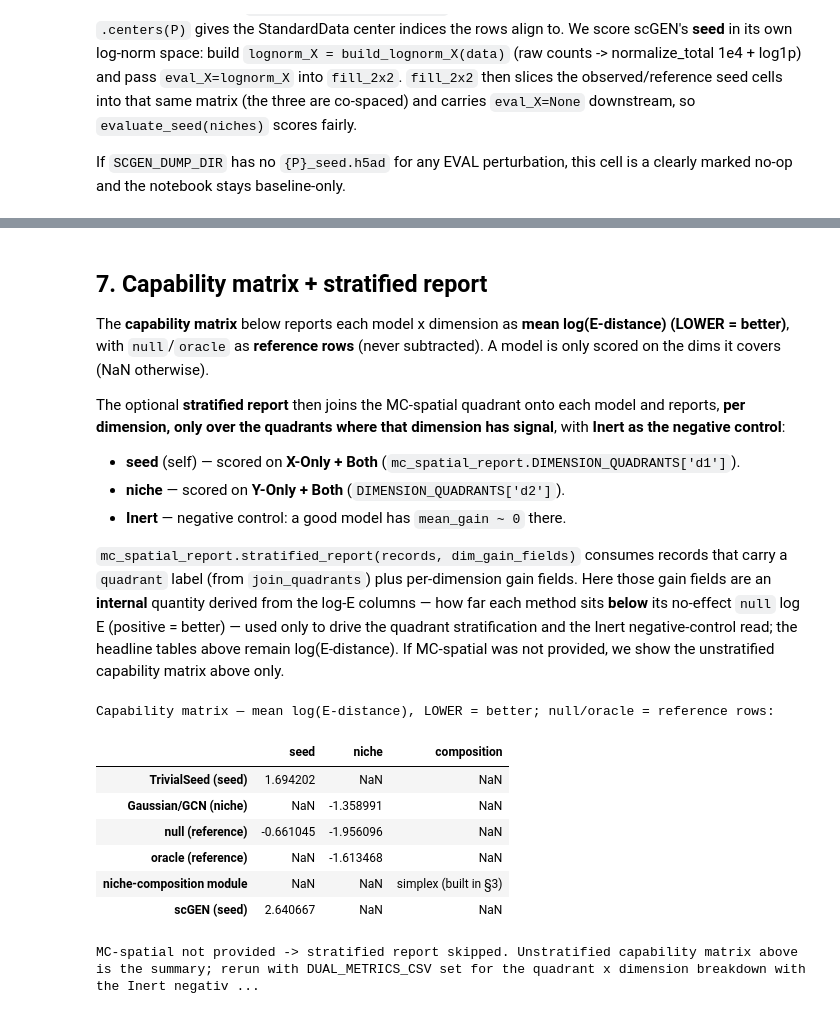
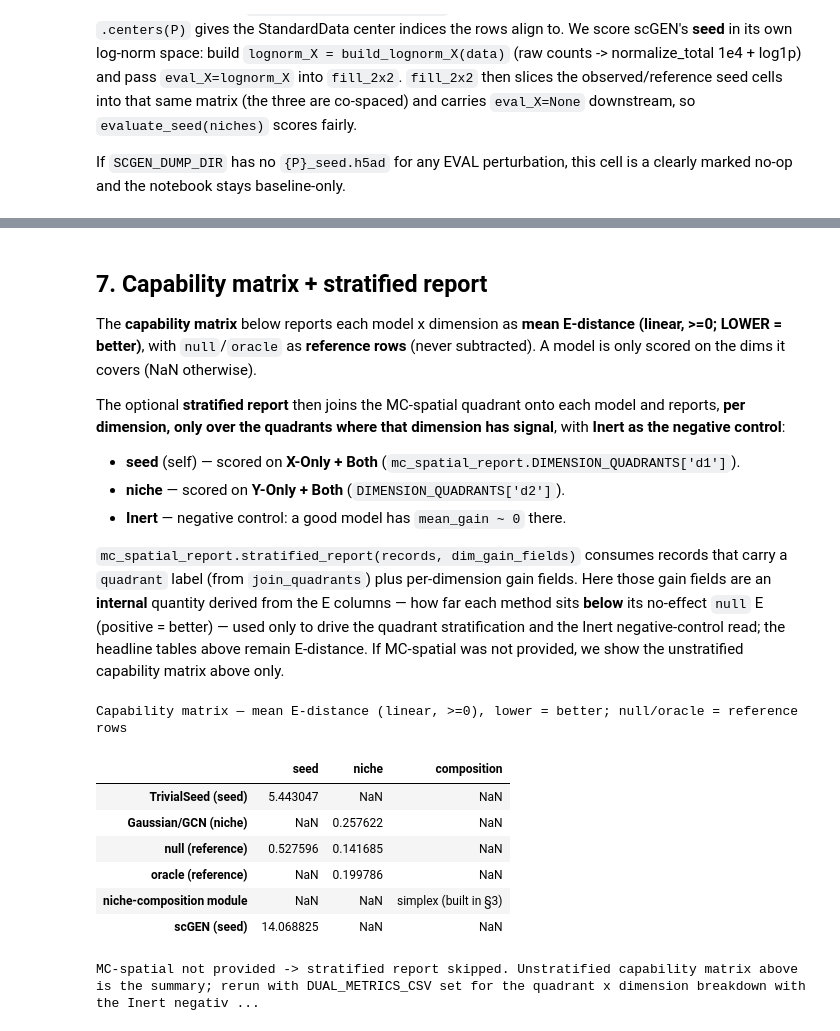
Before and after one commit to cz3900/sp-perturb-benchmark, a Jupyter notebook: notebooks/run_benchmark.executed.ipynb, the cells around one changed output, grey strips where cells are left out. Drawn from its saved outputs; the diff is of its cells as text; code cells hidden in the pictures.

```diff
--- a/notebooks/run_benchmark.executed.ipynb
+++ b/notebooks/run_benchmark.executed.ipynb
@@ -254,13 +254,13 @@ if scgen_paths:
                         eval_X=lognorm_X)              # log-norm scoring space for seed
         niches = grid['_niches']                        # eval_X already consumed into the matrix
         scgen_seed[p] = evaluate_seed(niches, eval_X=niches.get('eval_X'))   # carried eval_X is None here
-    # scGEN seed as log(E-distance) (lower = better); pcc kept supplementary.
+    # scGEN seed as E-distance (linear, >=0; lower = better); pcc kept supplementary.
     sc_df = pd.DataFrame([dict(perturbation=p, quadrant=QUADRANT_OF.get(p, mcj.UNKNOWN),
-                               scgen_seed_logE=_seed_logE(v.get('e_samples', {}).get('model', [])),
+                               scgen_seed_E=_meanE(v.get('e_samples', {}).get('model', [])),
                                scgen_seed_pcc=v['pcc_delta'])
                           for p, v in scgen_seed.items()])
     base_df = base_df.merge(sc_df.drop(columns='quadrant'), on='perturbation', how='left')
-    display(sc_df.sort_values('scgen_seed_logE', ascending=True).reset_index(drop=True))
+    display(sc_df.sort_values('scgen_seed_E', ascending=True).reset_index(drop=True))
 else:
     print('NOTE: no scGEN {P}_seed.h5ad dumps found (SCGEN_DUMP_DIR unset/empty).')
     print('      -> running BASELINE-ONLY; scGEN seed columns are omitted.')
@@ -285,39 +285,39 @@ base_df
 # %% [markdown]
 ## 7. Capability matrix + stratified report
-The **capability matrix** below reports each model x dimension as **mean log(E-distance) (LOWER = better)**, with `null`/`oracle` as **reference rows** (never subtracted). A model is only scored on the dims it covers (NaN otherwise).
+The **capability matrix** below reports each model x dimension as **mean E-distance (linear, >=0; LOWER = better)**, with `null`/`oracle` as **reference rows** (never subtracted). A model is only scored on the dims it covers (NaN otherwise).
 
 The optional **stratified report** then joins the MC-spatial quadrant onto each model and reports, **per dimension, only over the quadrants where that dimension has signal**, with **Inert as the negative control**:
 - **seed** (self) — scored on **X-Only + Both** (`mc_spatial_report.DIMENSION_QUADRANTS['d1']`).
 - **niche** — scored on **Y-Only + Both** (`DIMENSION_QUADRANTS['d2']`).
 - **Inert** — negative control: a good model has `mean_gain ~ 0` there.
 
-`mc_spatial_report.stratified_report(records, dim_gain_fields)` consumes records that carry a `quadrant` label (from `join_quadrants`) plus per-dimension gain fields. Here those gain fields are an **internal** quantity derived from the log-E columns — how far each method sits **below** its no-effect `null` log E (positive = better) — used only to drive the quadrant stratification and the Inert negative-control read; the headline tables above remain log(E-distance). If MC-spatial was not provided, we show the unstratified capability matrix above only.
+`mc_spatial_report.stratified_report(records, dim_gain_fields)` consumes records that carry a `quadrant` label (from `join_quadrants`) plus per-dimension gain fields. Here those gain fields are an **internal** quantity derived from the E columns — how far each method sits **below** its no-effect `null` E (positive = better) — used only to drive the quadrant stratification and the Inert negative-control read; the headline tables above remain E-distance. If MC-spatial was not provided, we show the unstratified capability matrix above only.
 # %%
 def _capability_matrix(df):
-    """Mean log(E-distance) per model x dimension (LOWER = better); null/oracle are
+    """Mean E-distance (linear, >=0) per model x dimension (LOWER = better); null/oracle are
     reference rows, not models. NaN = dimension not covered by that model."""
-    cm = {'TrivialSeed (seed)': {'seed': float(np.nanmean(df['seed_logE'])), 'niche': np.nan, 'composition': np.nan},
+    cm = {'TrivialSeed (seed)': {'seed': float(np.nanmean(df['seed_E'])), 'niche': np.nan, 'composition': np.nan},
           'Gaussian/GCN (niche)': {'seed': np.nan,
-                                   'niche': float(np.nanmean(df['niche_logE'])), 'composition': np.nan},
-          'null (reference)': {'seed': float(np.nanmean(df['seed_null_logE'])),
-                               'niche': float(np.nanmean(df['niche_null_logE'])), 'composition': np.nan},
+                                   'niche': float(np.nanmean(df['niche_E'])), 'composition': np.nan},
+          'null (reference)': {'seed': float(np.nanmean(df['seed_null_E'])),
+                               'niche': float(np.nanmean(df['niche_null_E'])), 'composition': np.nan},
           'oracle (reference)': {'seed': np.nan,
-                                 'niche': float(np.nanmean(df['niche_oracle_logE'])), 'composition': np.nan},
+                                 'niche': float(np.nanmean(df['niche_oracle_E'])), 'composition': np.nan},
           'niche-composition module': {'seed': np.nan, 'niche': np.nan, 'composition': 'simplex (built in §3)'}}
-    if 'scgen_seed_logE' in df.columns:
-        cm['scGEN (seed)'] = {'seed': float(np.nanmean(df['scgen_seed_logE'])), 'niche': np.nan, 'composition': np.nan}
+    if 'scgen_seed_E' in df.columns:
+        cm['scGEN (seed)'] = {'seed': float(np.nanmean(df['scgen_seed_E'])), 'niche': np.nan, 'composition': np.nan}
     return pd.DataFrame(cm).T
 
-print('Capability matrix — mean log(E-distance), LOWER = better; null/oracle = reference rows:')
+print('Capability matrix — mean E-distance (linear, >=0), lower = better; null/oracle = reference rows')
 display(_capability_matrix(base_df))
 # %% [output]
-Capability matrix — mean log(E-distance), LOWER = better; null/oracle = reference rows:
+Capability matrix — mean E-distance (linear, >=0), lower = better; null/oracle = reference rows
 |  | seed | niche | composition |
-| TrivialSeed (seed) | 1.694202 | NaN | NaN |
-| Gaussian/GCN (niche) | NaN | -1.358991 | NaN |
-| null (reference) | -0.661045 | -1.956096 | NaN |
-| oracle (reference) | NaN | -1.613468 | NaN |
+| TrivialSeed (seed) | 5.443047 | NaN | NaN |
+| Gaussian/GCN (niche) | NaN | 0.257622 | NaN |
+| null (reference) | 0.527596 | 0.141685 | NaN |
+| oracle (reference) | NaN | 0.199786 | NaN |
 | niche-composition module | NaN | NaN | simplex (built in §3) |
-| scGEN (seed) | 2.640667 | NaN | NaN |
+| scGEN (seed) | 14.068825 | NaN | NaN |
 # %%
 if HAVE_MC:
```
Also changed, not shown: parts of 13 cells of this notebook, 2 other files.
